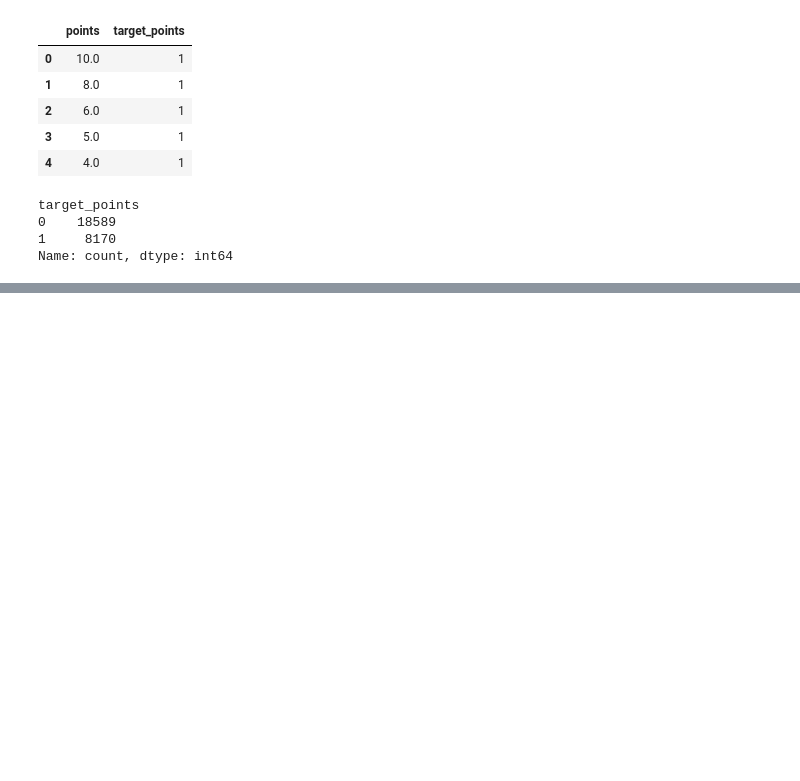
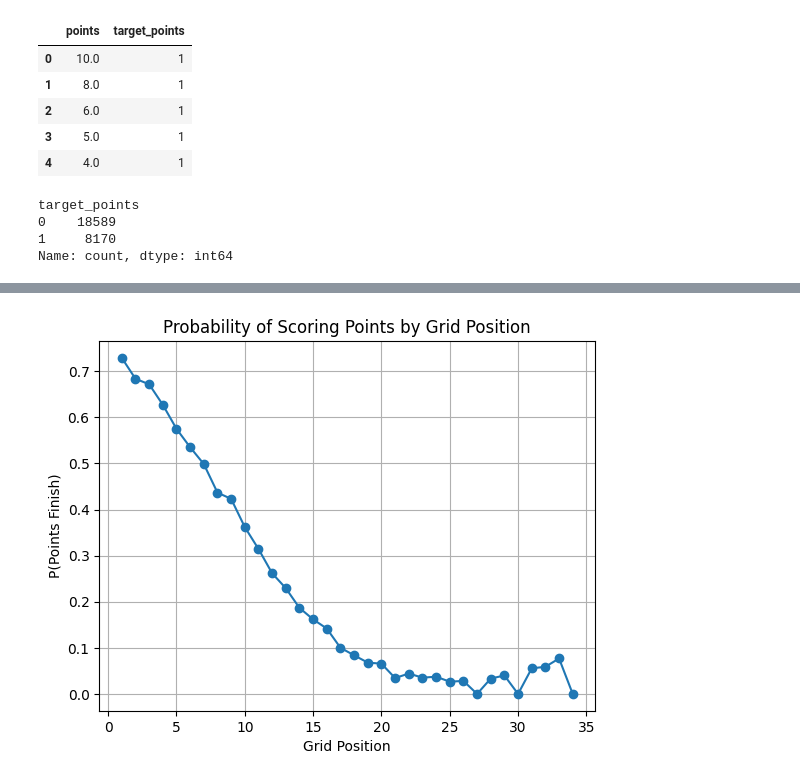
Before and after one commit to blackpaigestone/f1-worldchamp, a Jupyter notebook: initial_script.ipynb, the cells around one changed output, grey strips where cells are left out. Saved outputs shown, nothing was run; the diff lists cells and outputs as text; code cells hidden in the pictures; blank space fills up the shorter version.

```diff
--- a/initial_script.ipynb
+++ b/initial_script.ipynb
@@ -183,0 +761,8 @@ NameError: name 'master' is not defined
+# %%
+finish_like = [
+    "Finished",
+    "+1 Lap", "+2 Laps", "+3 Laps", "+4 Laps",
+    "+5 Laps", "+6 Laps", "+7 Laps", "+8 Laps", "+9 Laps"
+]
+
+master["is_dnf"] = (~master["status"].isin(finish_like)).astype(int)
@@ -183,0 +985,16 @@ NameError: name 'master' is not defined
+# %%
+grid_plot = (
+    master.groupby("grid_clean")["target_points"]
+    .mean()
+    .reset_index()
+)
+
+plt.figure()
+plt.plot(grid_plot["grid_clean"], grid_plot["target_points"], marker="o")
+plt.title("Probability of Scoring Points by Grid Position")
+plt.xlabel("Grid Position")
+plt.ylabel("P(Points Finish)")
+plt.grid(True)
+plt.show()
+# %% [output]
+[figure, added]
```
Also changed, not shown: parts of 75 cells of this notebook.
